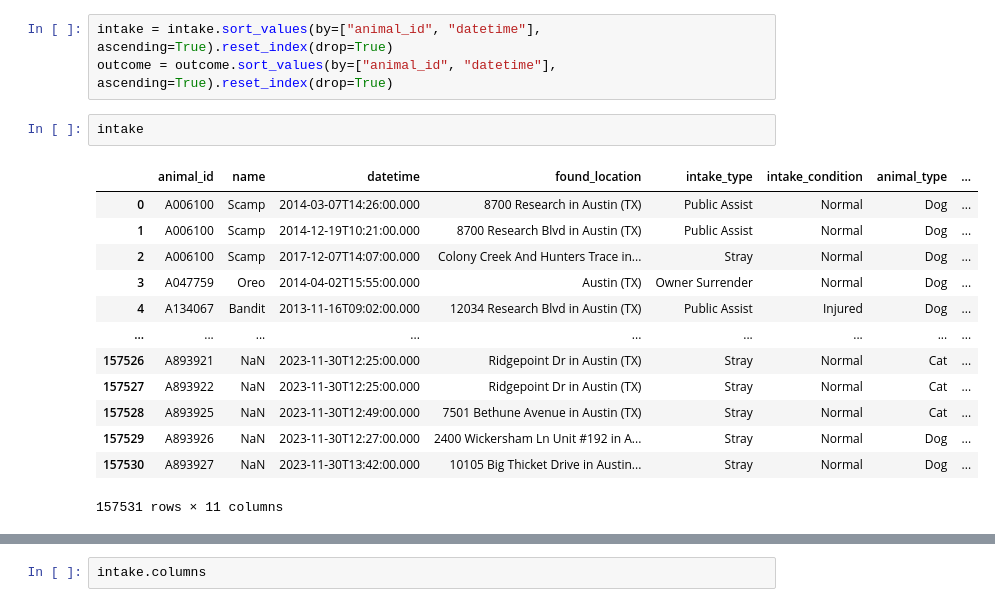
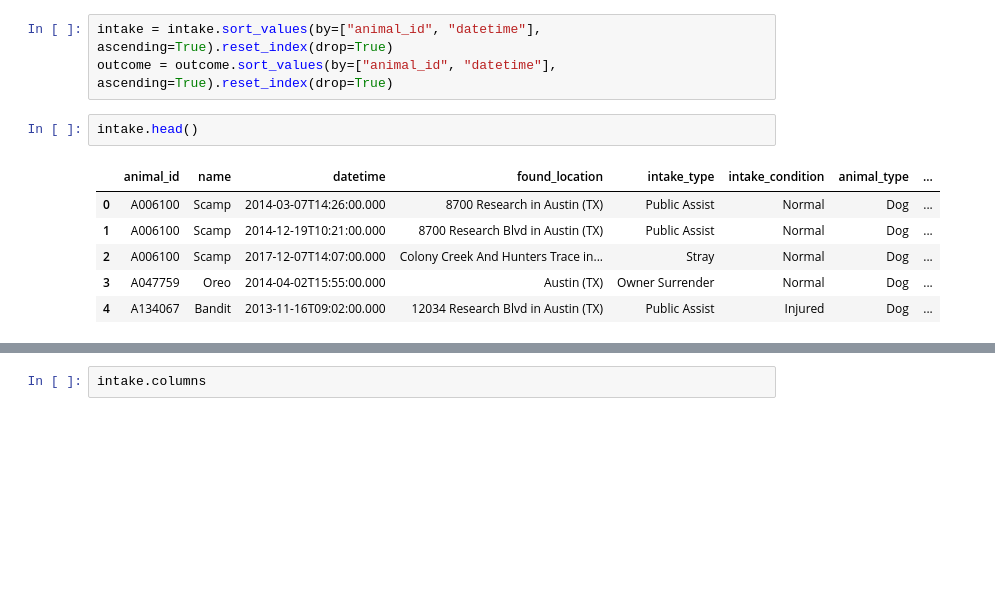
Before and after one commit to Rebekah-Chuang/2023Fall_Projects, a Jupyter notebook: data_cleaning.ipynb, the cells around one changed output, grey strips where cells are left out. Cells and saved outputs as stored; diff of their text form; blank space fills up the shorter version.

```diff
--- a/data_cleaning.ipynb
+++ b/data_cleaning.ipynb
@@ -77,19 +65,12 @@ outcome
 intake = intake.sort_values(by=["animal_id", "datetime"], ascending=True).reset_index(drop=True)
 outcome = outcome.sort_values(by=["animal_id", "datetime"], ascending=True).reset_index(drop=True)
 # %%
-intake
+intake.head()
 # %% [output]
 |  | animal_id | name | datetime | found_location | intake_type | intake_condition | animal_type | ... |
 | 0 | A006100 | Scamp | 2014-03-07T14:26:00.000 | 8700 Research in Austin (TX) | Public Assist | Normal | Dog | ... |
 | 1 | A006100 | Scamp | 2014-12-19T10:21:00.000 | 8700 Research Blvd in Austin (TX) | Public Assist | Normal | Dog | ... |
 | 2 | A006100 | Scamp | 2017-12-07T14:07:00.000 | Colony Creek And Hunters Trace in... | Stray | Normal | Dog | ... |
 | 3 | A047759 | Oreo | 2014-04-02T15:55:00.000 | Austin (TX) | Owner Surrender | Normal | Dog | ... |
 | 4 | A134067 | Bandit | 2013-11-16T09:02:00.000 | 12034 Research Blvd in Austin (TX) | Public Assist | Injured | Dog | ... |
-| ... | ... | ... | ... | ... | ... | ... | ... | ... |
-| 157526 | A893921 | NaN | 2023-11-30T12:25:00.000 | Ridgepoint Dr in Austin (TX) | Stray | Normal | Cat | ... |
-| 157527 | A893922 | NaN | 2023-11-30T12:25:00.000 | Ridgepoint Dr in Austin (TX) | Stray | Normal | Cat | ... |
-| 157528 | A893925 | NaN | 2023-11-30T12:49:00.000 | 7501 Bethune Avenue in Austin (TX) | Stray | Normal | Cat | ... |
-| 157529 | A893926 | NaN | 2023-11-30T12:27:00.000 | 2400 Wickersham Ln Unit #192 in A... | Stray | Normal | Dog | ... |
-| 157530 | A893927 | NaN | 2023-11-30T13:42:00.000 | 10105 Big Thicket Drive in Austin... | Stray | Normal | Dog | ... |
-157531 rows × 11 columns
 # %%
```
Also changed, not shown: parts of 54 cells of this notebook, 1 other file.
